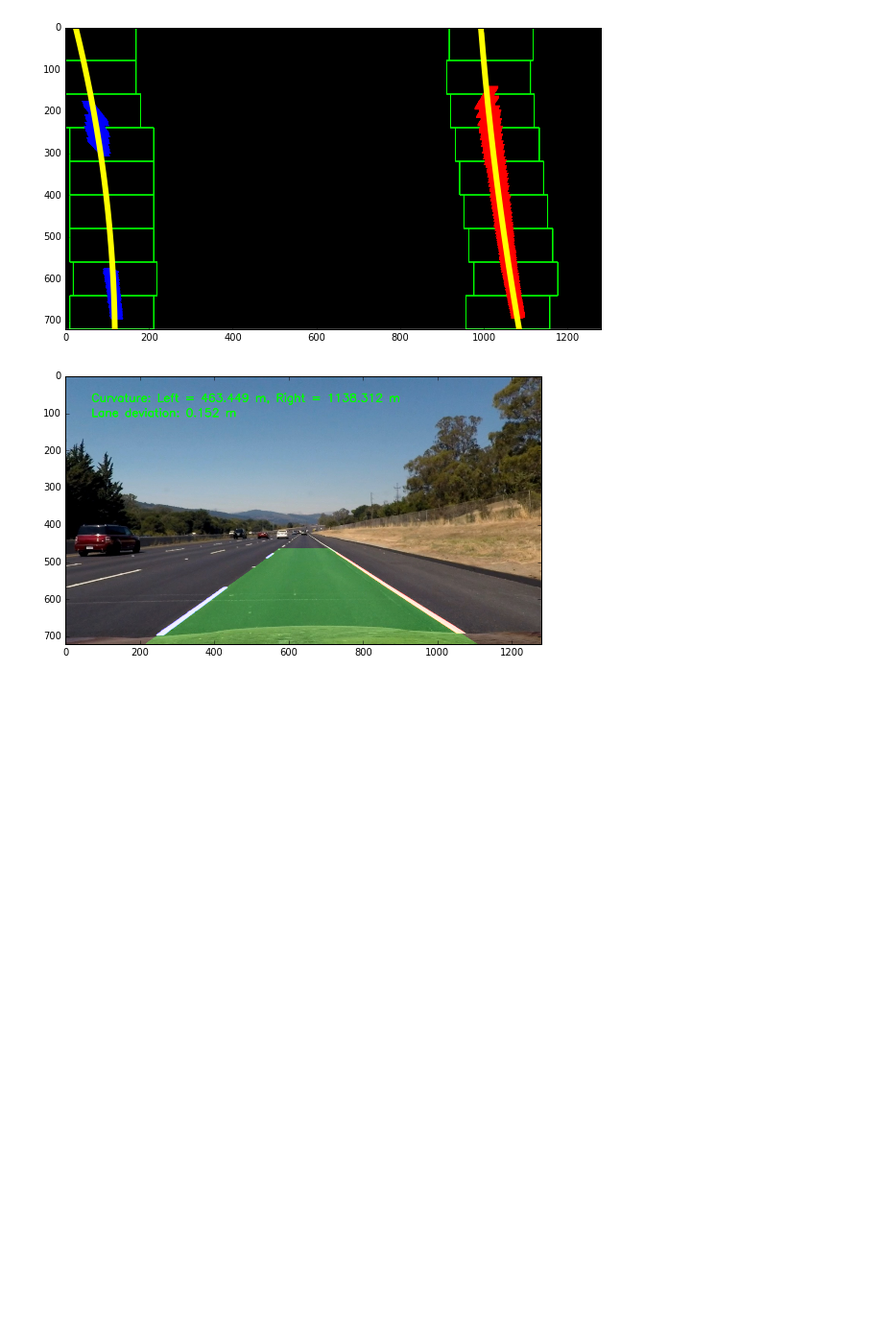
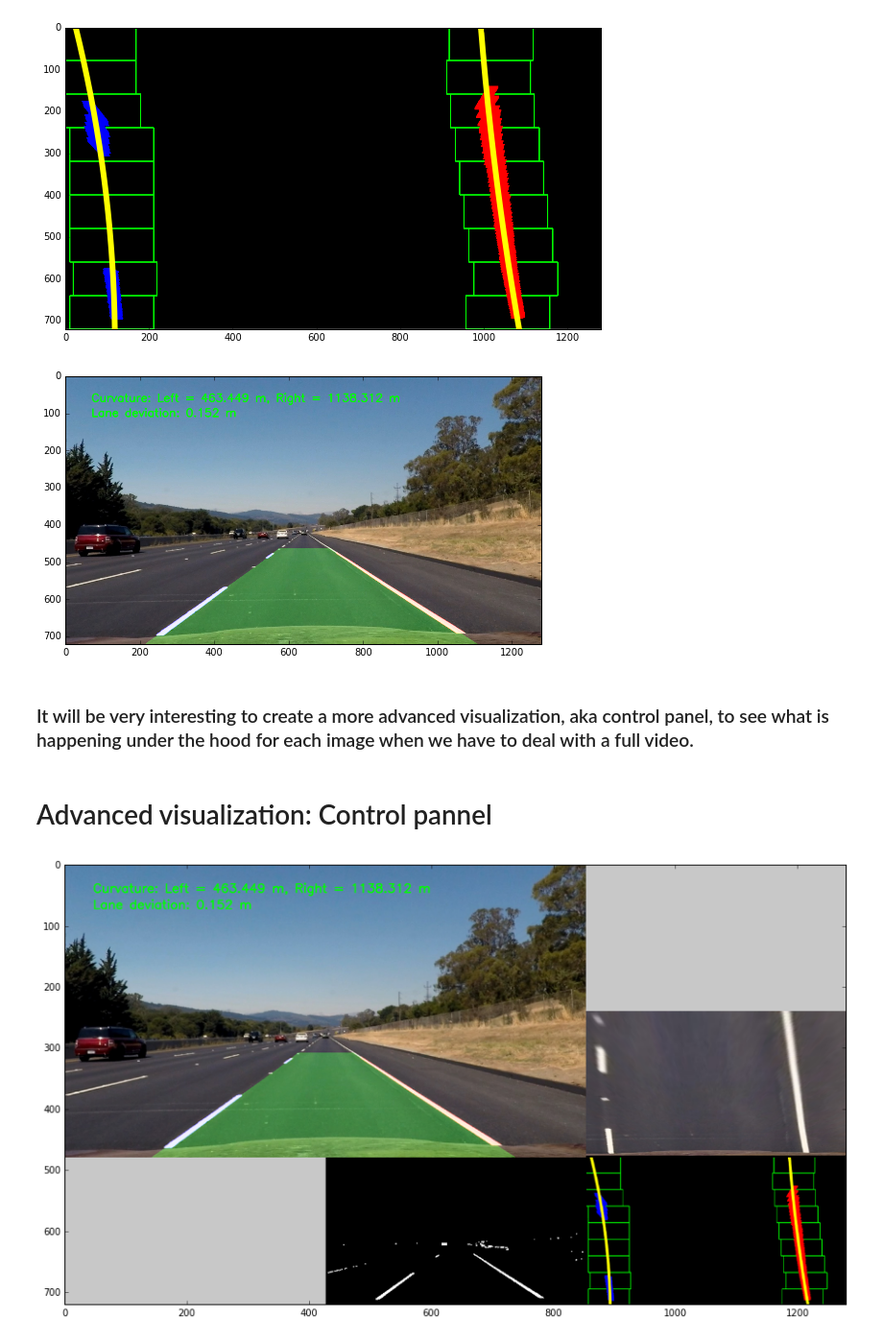
Before and after one commit to csq20081052/CarND-Advanced-Lane-Lines-P4, a Jupyter notebook: Pipeline_part2.ipynb, the cells around one changed output. Shown at 96% size. Cells and saved outputs as stored; diff of their text form; code cells hidden in the pictures; blank space fills up the shorter version.

Commit message:
Added a function to create a control panel to show the different stages in the process.

```diff
--- a/Pipeline_part2.ipynb
+++ b/Pipeline_part2.ipynb
@@ -249,2 +267,5 @@ visualize_detected_lines(birds_eye_yellow, windows_y, pixels_y, poly_y)
+# %%
+def detected_tight(img):
+    return img[125:435, 90:645]
 # %%
 windows_w, pixels_w, poly_w = detect_lanes(birds_eye_white)
@@ -451,11 +472,11 @@ _ = draw_stats(unwarped_yellow, curvature_y, deviation_y, plot=True)
 # Let's give a try with the other testing image
 
 windows_w, pixels_w, poly_w = detect_lanes(birds_eye_white)
-visualize_detected_lines(birds_eye_white, windows_w, pixels_w, poly_w)
+detected_w = visualize_detected_lines(birds_eye_white, windows_w, pixels_w, poly_w)
 curvature_w, poly_meters_w = get_curvature_in_meters(birds_eye_white, pixels_w, xm_per_pix, ym_per_pix)
 deviation_w = get_deviation_from_center(birds_eye_white.shape, poly_meters_w, xm_per_pix, ym_per_pix)
 unwarped_w = draw_lane_unwarped(laboratory_rat_white, birds_eye_white, poly_w, pixels_w, inv_M)
-_ = draw_stats(unwarped_w, curvature_w, deviation_w, plot=True)
+final_white = draw_stats(unwarped_w, curvature_w, deviation_w, plot=True)
 # %% [output]
 [figure]
 [figure]
@@ -465,3 +486,36 @@ _ = draw_stats(unwarped_w, curvature_w, deviation_w, plot=True)
 meters_per_pix = [xm_per_pix, ym_per_pix]
 
 pickle.dump(meters_per_pix, open("./meters_per_pix.pkl", "wb"))
+# %% [markdown]
+### It will be very interesting to create a more advanced visualization, aka control panel, to see what is happening under the hood for each image when we have to deal with a full video.
+# %% [markdown]
+# Advanced visualization: Control pannel
+# %%
+def control_panel(final, thresholded, warped, detected):
+
+    panel = 200*np.ones((810, 1440, 3), np.uint8) # Gray panel
+
+    #  Resize everything
+    final_res = cv2.resize(final,(960, 540), interpolation = cv2.INTER_CUBIC)
+    thresholded_res = cv2.resize(thresholded,(480, 270), interpolation = cv2.INTER_CUBIC)
+    thresholded_res = 255*np.dstack((thresholded_res, thresholded_res, thresholded_res)) # To make it RGB
+    warped_res = cv2.resize(warped,(480, 270), interpolation = cv2.INTER_CUBIC)
+    detected_res = cv2.resize(detected,(480, 270), interpolation = cv2.INTER_CUBIC)
+
+    # Place each one in the panel
+    panel[:540, :960, :] = final_res
+    panel[540:, 960-480+1:960+1, :] = thresholded_res
+    panel[540-270+1:540+1, 960:, :] = warped_res
+    panel[540:, 960:, :] = detected_res
+
+    panel = cv2.resize(panel, (1280, 720), interpolation = cv2.INTER_CUBIC)
+
+    return panel
+# %%
+warped_white = fp.perspective(laboratory_rat_white, M)
+panel_w = control_panel(final_white, thresholded_w, warped_white, detected_tight(detected_w))
+# %%
+plt.figure(figsize=(15, 10))
+_ = plt.imshow(panel_w)
+# %% [output]
+[figure, added]
```
Also changed, not shown: parts of 8 cells of this notebook, 1 other file.
